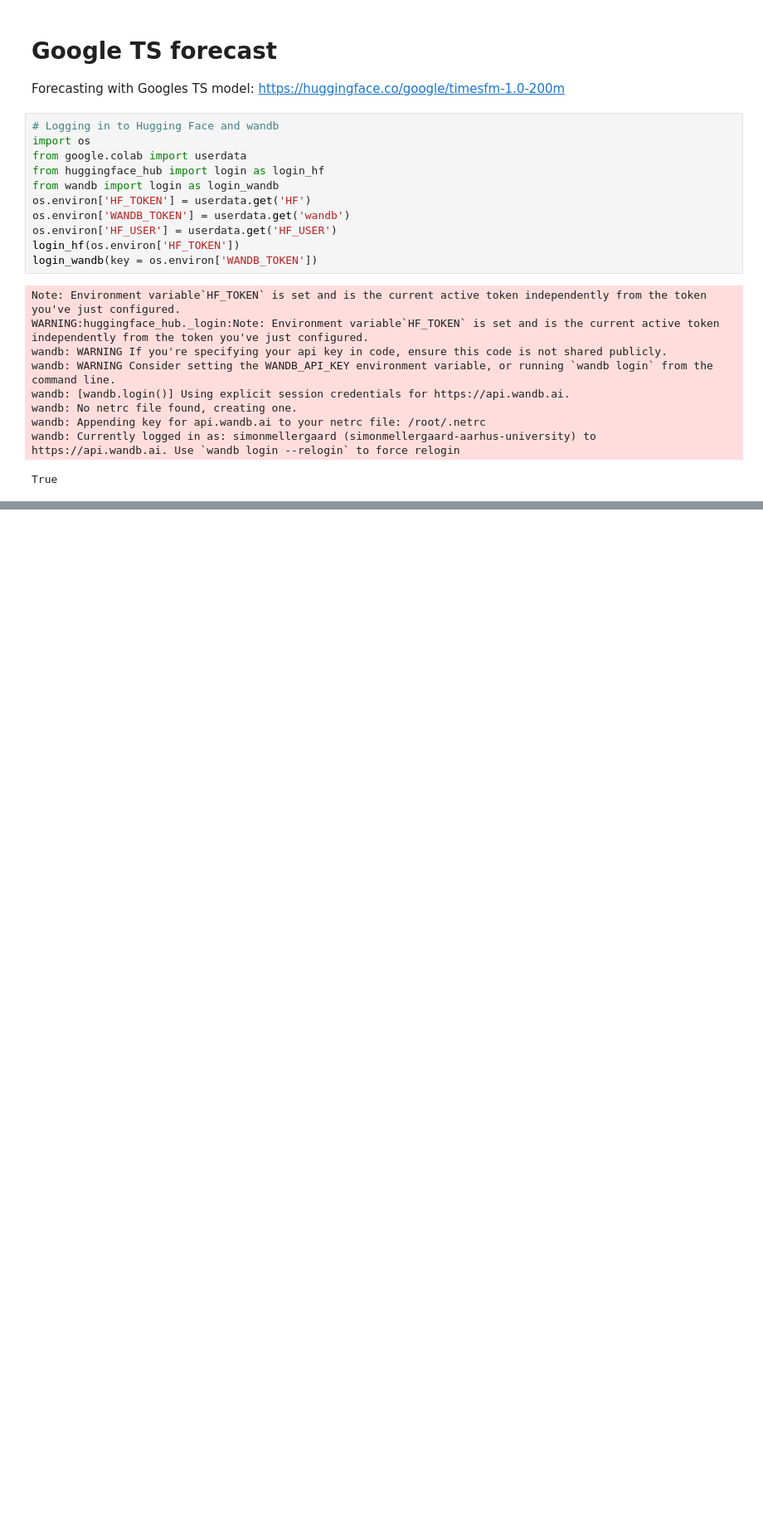
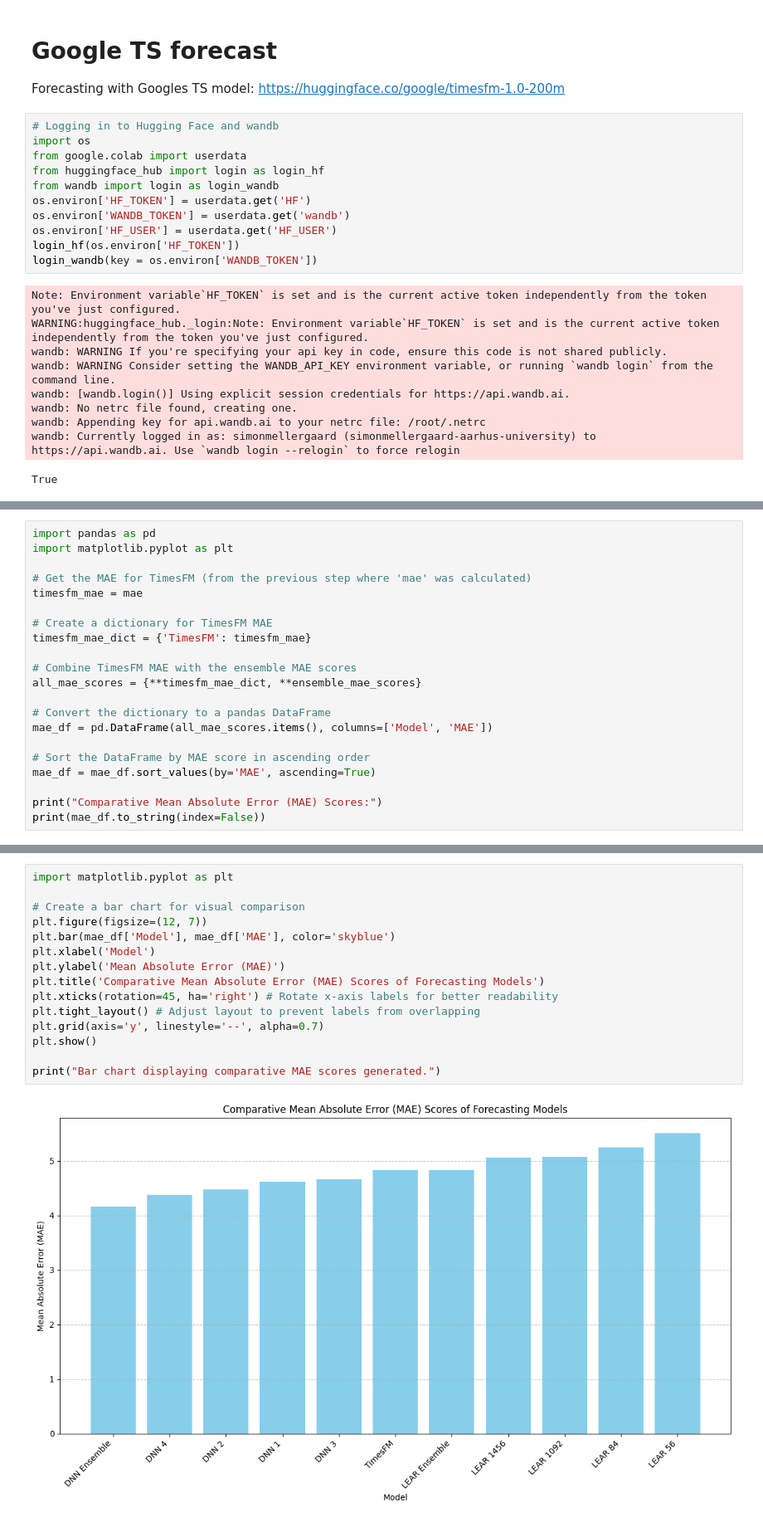
Before and after one commit to Maziger/Laksegate-master-thesis, a Jupyter notebook: POC/huggingface_models.ipynb, the cells around one changed output, grey strips where cells are left out. Shown at 83% size. Drawn from its saved outputs; the diff is of its cells as text; blank space fills up the shorter version.

```diff
--- a/POC/huggingface_models.ipynb
+++ b/POC/huggingface_models.ipynb
@@ -165,0 +441,21 @@ ModuleNotFoundError: No module named 'timesfm'
+# %%
+import pandas as pd
+import matplotlib.pyplot as plt
+
+# Get the MAE for TimesFM (from the previous step where 'mae' was calculated)
+timesfm_mae = mae
+
+# Create a dictionary for TimesFM MAE
+timesfm_mae_dict = {'TimesFM': timesfm_mae}
+
+# Combine TimesFM MAE with the ensemble MAE scores
+all_mae_scores = {**timesfm_mae_dict, **ensemble_mae_scores}
+
+# Convert the dictionary to a pandas DataFrame
+mae_df = pd.DataFrame(all_mae_scores.items(), columns=['Model', 'MAE'])
+
+# Sort the DataFrame by MAE score in ascending order
+mae_df = mae_df.sort_values(by='MAE', ascending=True)
+
+print("Comparative Mean Absolute Error (MAE) Scores:")
+print(mae_df.to_string(index=False))
@@ -165,0 +479,17 @@ ModuleNotFoundError: No module named 'timesfm'
+# %%
+import matplotlib.pyplot as plt
+
+# Create a bar chart for visual comparison
+plt.figure(figsize=(12, 7))
+plt.bar(mae_df['Model'], mae_df['MAE'], color='skyblue')
+plt.xlabel('Model')
+plt.ylabel('Mean Absolute Error (MAE)')
+plt.title('Comparative Mean Absolute Error (MAE) Scores of Forecasting Models')
+plt.xticks(rotation=45, ha='right') # Rotate x-axis labels for better readability
+plt.tight_layout() # Adjust layout to prevent labels from overlapping
+plt.grid(axis='y', linestyle='--', alpha=0.7)
+plt.show()
+
+print("Bar chart displaying comparative MAE scores generated.")
+# %% [output]
+[figure, added]
```
Also changed, not shown: parts of 46 cells of this notebook.
